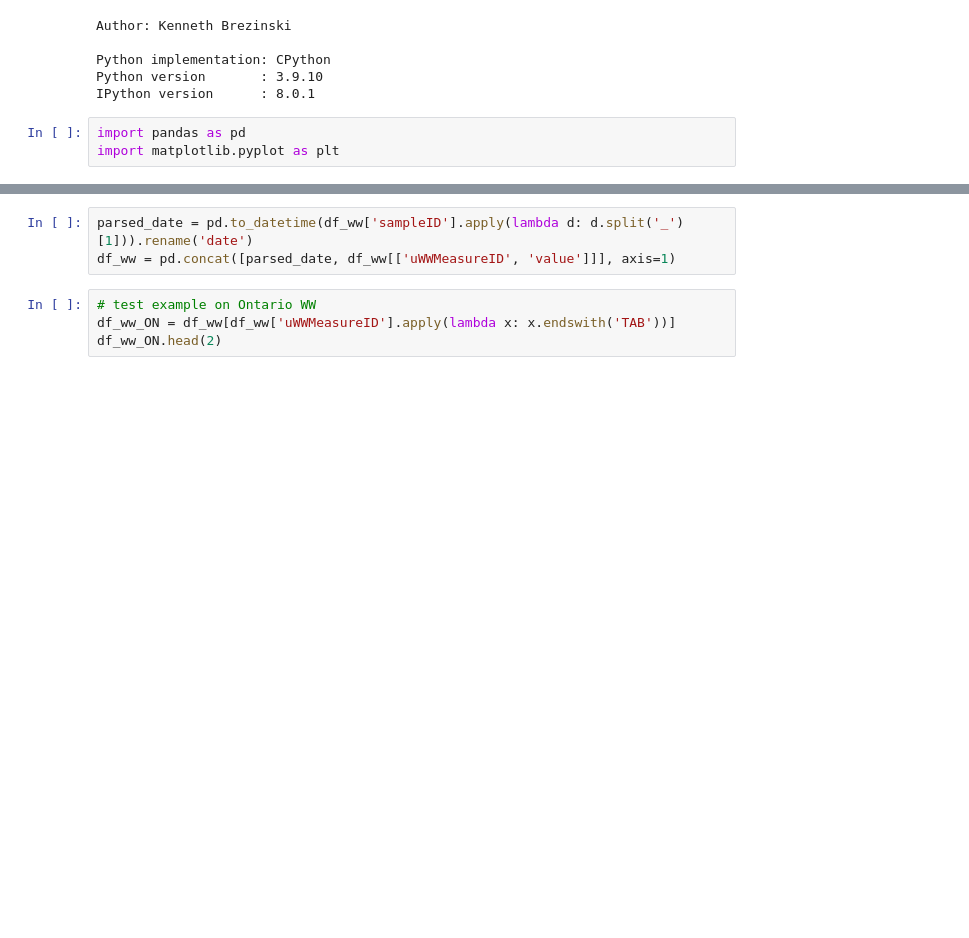
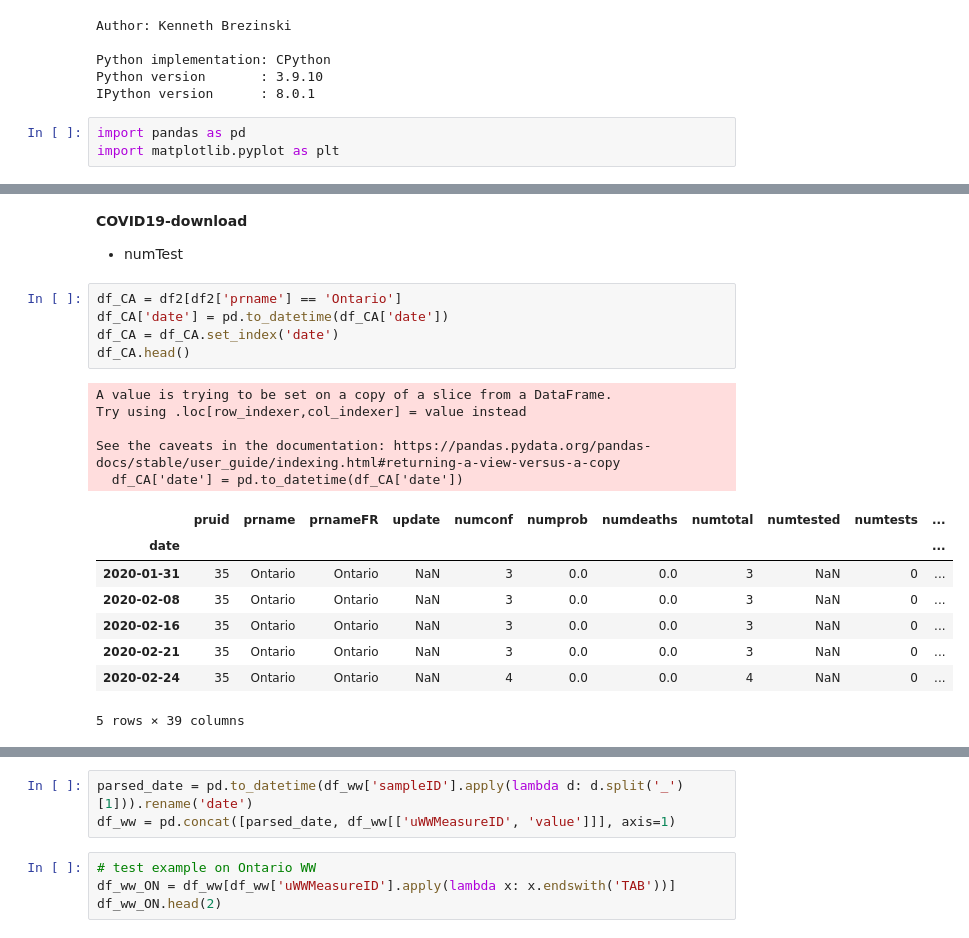
Before and after one commit to kbrezinski/COVID-BiLSTM, a Jupyter notebook: COVID-BiLSTM/process-COVID.ipynb, the cells around one changed output, grey strips where cells are left out. Cells and saved outputs as stored; diff of their text form; blank space fills up the shorter version.

```diff
--- a/COVID-BiLSTM/process-COVID.ipynb
+++ b/COVID-BiLSTM/process-COVID.ipynb
@@ -22,0 +37,22 @@ df_ww.tail()
+# %% [markdown]
+**COVID19-download**
+- numTest
+# %%
+df_CA = df2[df2['prname'] == 'Ontario']
+df_CA['date'] = pd.to_datetime(df_CA['date'])
+df_CA = df_CA.set_index('date')
+df_CA.head()
+# %% [output]
+A value is trying to be set on a copy of a slice from a DataFrame.
+Try using .loc[row_indexer,col_indexer] = value instead
+
+See the caveats in the documentation: https://pandas.pydata.org/pandas-docs/stable/user_guide/indexing.html#returning-a-view-versus-a-copy
+  df_CA['date'] = pd.to_datetime(df_CA['date'])
+|  | pruid | prname | prnameFR | update | numconf | numprob | numdeaths | numtotal | numtested | numtests | ... |
+| date |  |  |  |  |  |  |  |  |  |  | ... |
+| 2020-01-31 | 35 | Ontario | Ontario | NaN | 3 | 0.0 | 0.0 | 3 | NaN | 0 | ... |
+| 2020-02-08 | 35 | Ontario | Ontario | NaN | 3 | 0.0 | 0.0 | 3 | NaN | 0 | ... |
+| 2020-02-16 | 35 | Ontario | Ontario | NaN | 3 | 0.0 | 0.0 | 3 | NaN | 0 | ... |
+| 2020-02-21 | 35 | Ontario | Ontario | NaN | 3 | 0.0 | 0.0 | 3 | NaN | 0 | ... |
+| 2020-02-24 | 35 | Ontario | Ontario | NaN | 4 | 0.0 | 0.0 | 4 | NaN | 0 | ... |
+5 rows × 39 columns
```
Also changed, not shown: parts of 5 cells of this notebook, 4 other files.
